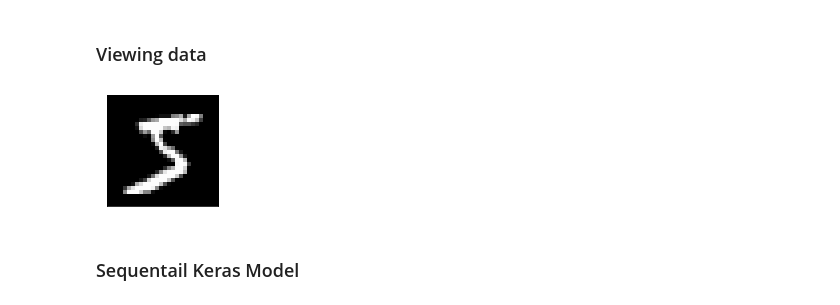
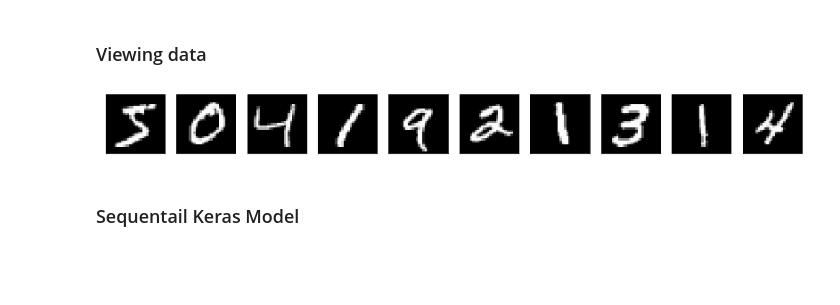
Before and after one commit to MorganReilly/HandwrittenDigitRecogniser, a Jupyter notebook: ts-keras-handwritten-nn.ipynb, the cells around one changed output. Drawn from its saved outputs; the diff is of its cells as text; code cells hidden in the pictures; blank space fills up the shorter version.

Commit message:
Trying to improve model accuracy
Tidied up data visualisations

Added more explanations to headers

```diff
--- a/ts-keras-handwritten-nn.ipynb
+++ b/ts-keras-handwritten-nn.ipynb
@@ -72,16 +77,15 @@ Testing Y matrix shape (10000, 10)
 # %% [markdown]
 ### Viewing data
 # %%
-# Plot some of the data
-plt.figure(1, figsize=(14, 3))
-
-for i in range (1):
-    plt.subplot(1, 6, 1+1)
+# Plot examples of the data.
+plt.figure(1, figsize=(14,3))
+for i in range(10):
+    plt.subplot(1,10,i+1)
     plt.imshow(X_train[i].reshape(28,28), cmap='gray', interpolation='nearest')
     plt.xticks([])
     plt.yticks([])
 # %% [output]
-[figure, old version]
+[figure, new version]
 # %% [markdown]
 ### Sequentail Keras Model
 # %% [markdown]
```
Also changed, not shown: parts of 6 cells of this notebook.
